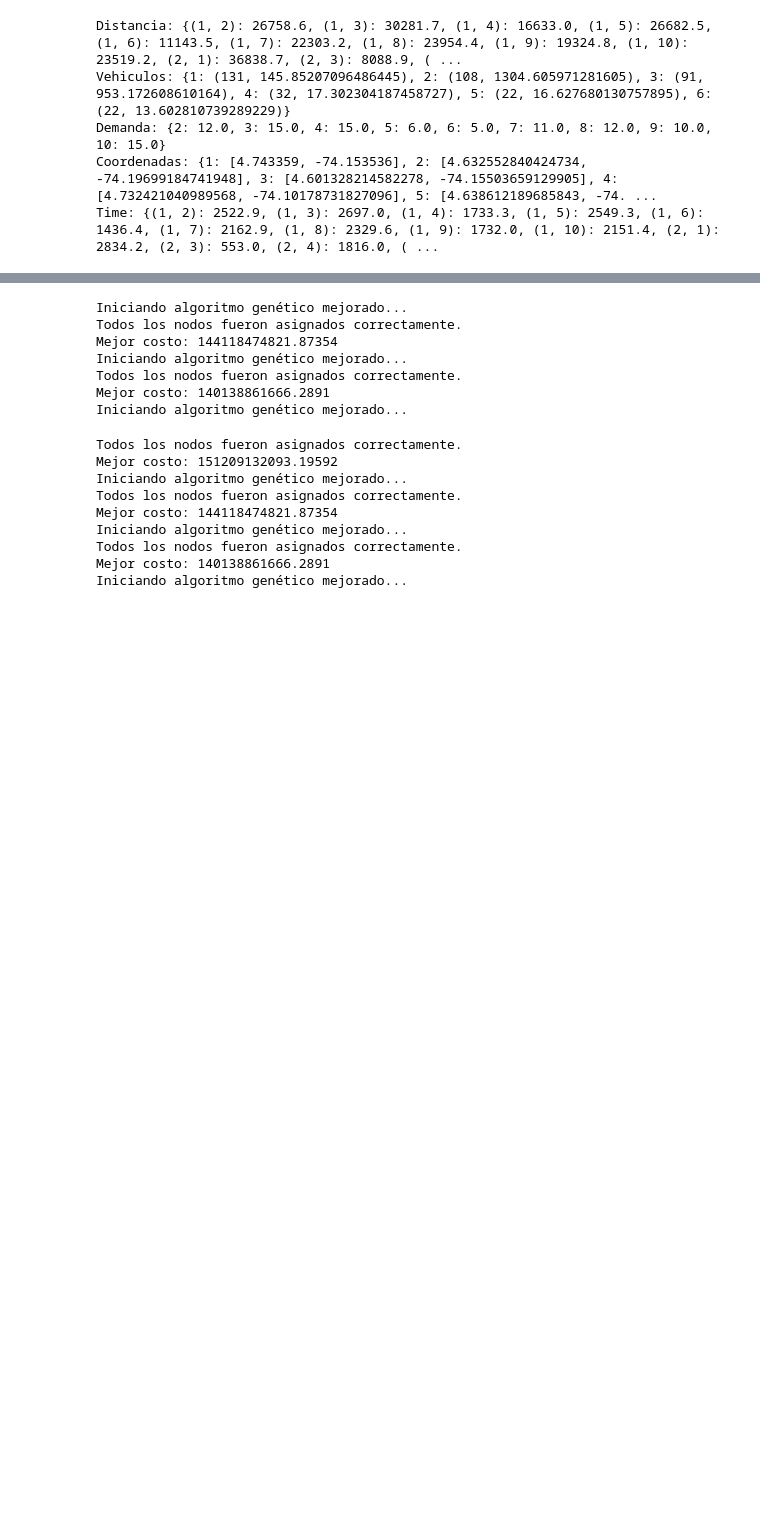
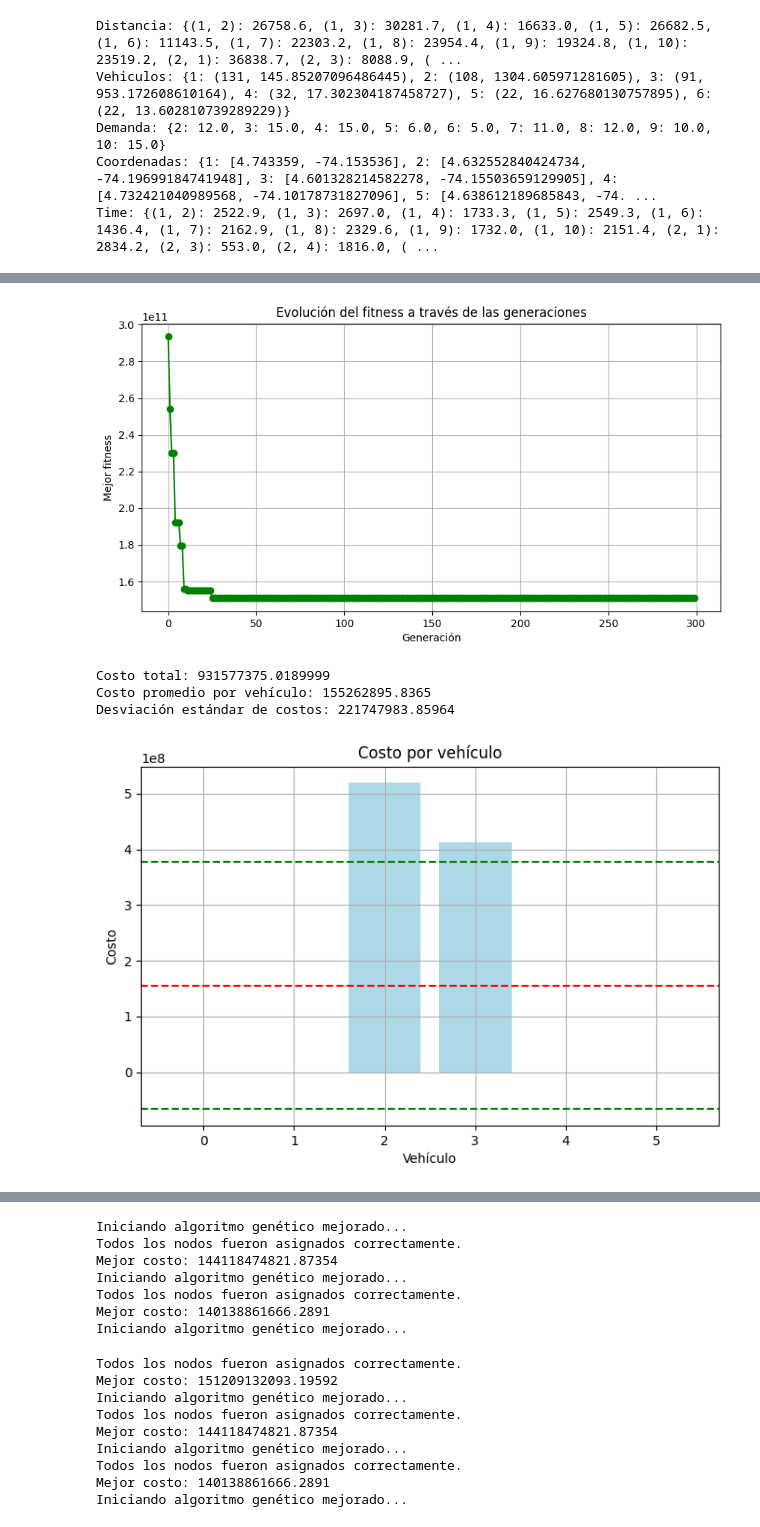
Before and after one commit to lauram354/MOS_Proyecto3, a Jupyter notebook: Proyecto 3/Caso2/Modelo/modelo.ipynb, the cells around one changed output, grey strips where cells are left out. Cells and saved outputs as stored; diff of their text form; code cells hidden in the pictures; blank space fills up the shorter version.

```diff
--- a/Proyecto 3/Caso2/Modelo/modelo.ipynb
+++ b/Proyecto 3/Caso2/Modelo/modelo.ipynb
@@ -389,0 +485,45 @@ Mejor costo: 143480058770.35852
+# %%
+
+def graficar_costos_por_vehiculo(rutas, distancia, pf, ft, cm, gv):
+    costos =[]
+    for ruta in rutas:
+        distance = 0
+        for i in range(len(ruta)-1):
+            distance += distancia[(ruta[i], ruta[i+1])]
+        costo = gv*pf * distance + ft + cm
+        costos.append(costo)
+    media =  np.mean(costos)
+    dev_est = np.std(costos)
+    print("Costo total:", sum(costos))
+    print("Costo promedio por vehículo:", media)
+    print("Desviación estándar de costos:", dev_est)
+
+    plt.figure(figsize=(8, 5))
+    plt.bar(range(len(costos)), costos, color='lightblue')
+    plt.axhline(y=media, color='r', linestyle='dashed')
+    plt.axhline(y=media+dev_est, color='g', linestyle='dashed')
+    plt.axhline(y=media-dev_est, color='g', linestyle='dashed')
+    plt.xlabel('Vehículo')
+    plt.ylabel('Costo')
+    plt.title('Costo por vehículo')
+    plt.grid(True)
+    plt.show()
+
+
+def graficar_evolucion_fitness(mejores_costos):
+    plt.figure(figsize=(10, 5))
+    plt.plot(mejores_costos, marker='o', color='green')
+    plt.xlabel('Generación')
+    plt.ylabel('Mejor fitness')
+    plt.title('Evolución del fitness a través de las generaciones')
+    plt.grid(True)
+    plt.show()
+
+graficar_evolucion_fitness(evol)
+graficar_costos_por_vehiculo(solucion, distancia, pf, ft, cm, gv)
+# %% [output]
+[figure, added]
+Costo total: 931577375.0189999
+Costo promedio por vehículo: 155262895.8365
+Desviación estándar de costos: 221747983.85964
+[figure, added]
```
Also changed, not shown: parts of 5 cells of this notebook, 5 other files.
